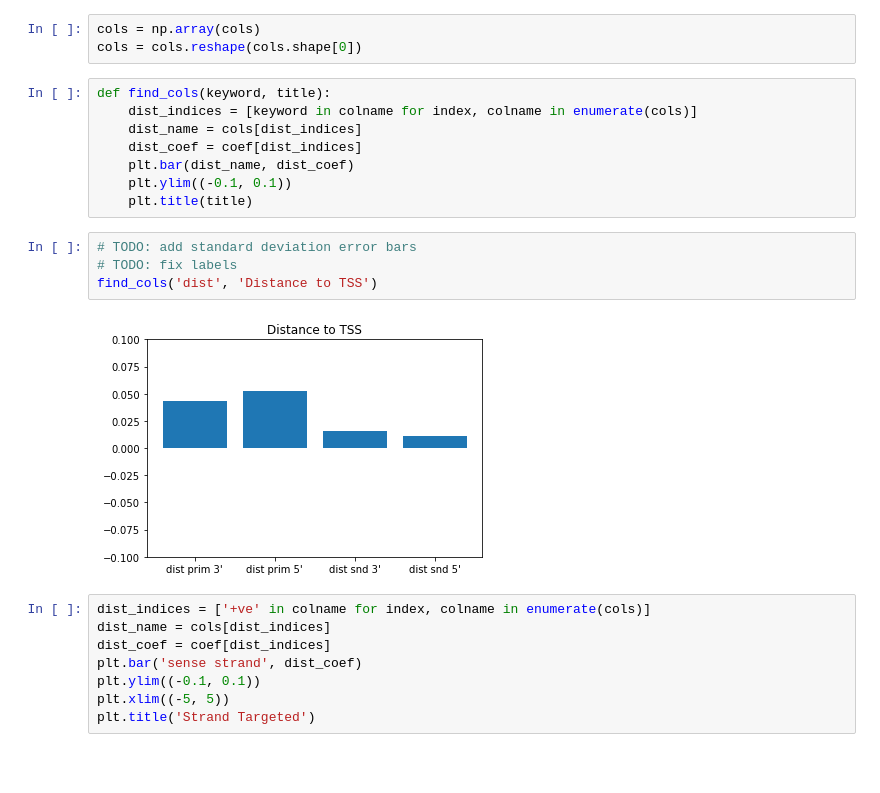
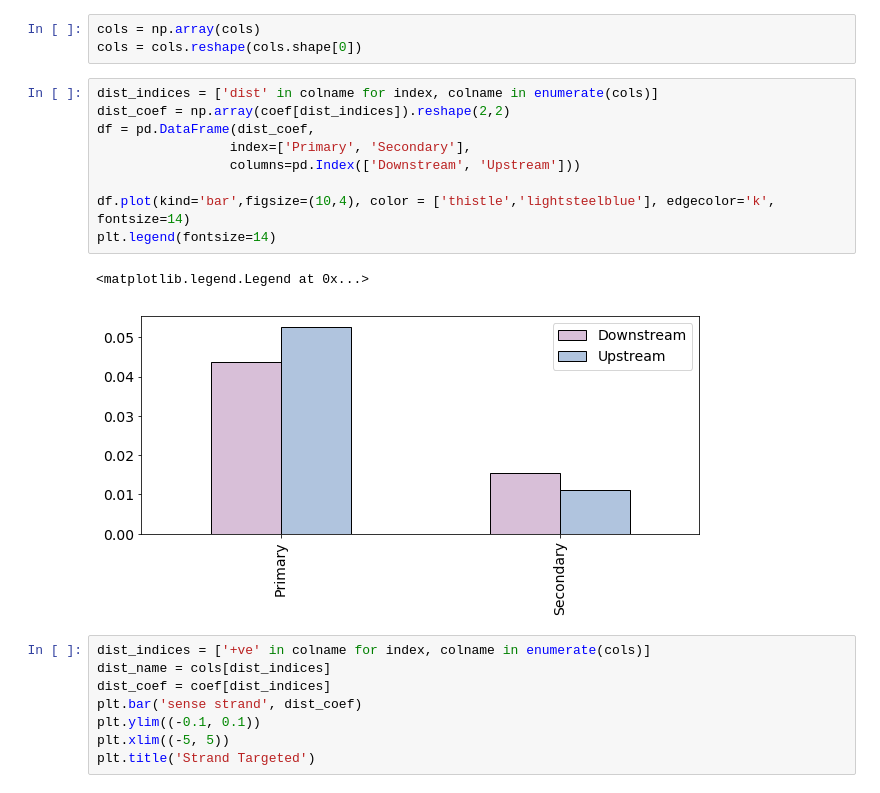
Before and after one commit to AnthonyHein/QCB455Project, a Jupyter notebook: PredictionWeights.ipynb, the cells around one changed output. Saved outputs shown, nothing was run; the diff lists cells and outputs as text; blank space fills up the shorter version.

```diff
--- a/PredictionWeights.ipynb
+++ b/PredictionWeights.ipynb
@@ -25,20 +25,18 @@ Index(['+ve strand', 'length.1', 'pos_-24_A', 'pos_-24_C', 'pos_-24_G',
 # %%
 cols = np.array(cols)
 cols = cols.reshape(cols.shape[0])
-# %%
-def find_cols(keyword, title):
-    dist_indices = [keyword in colname for index, colname in enumerate(cols)]
-    dist_name = cols[dist_indices]
-    dist_coef = coef[dist_indices]
-    plt.bar(dist_name, dist_coef)
-    plt.ylim((-0.1, 0.1))
-    plt.title(title)
-# %%
-# TODO: add standard deviation error bars
-# TODO: fix labels
-find_cols('dist', 'Distance to TSS')
-# %% [output]
-[figure, removed]
+# %%
+dist_indices = ['dist' in colname for index, colname in enumerate(cols)]
+dist_coef = np.array(coef[dist_indices]).reshape(2,2)
+df = pd.DataFrame(dist_coef,
+                 index=['Primary', 'Secondary'],
+                 columns=pd.Index(['Downstream', 'Upstream']))
+
+df.plot(kind='bar',figsize=(10,4), color = ['thistle','lightsteelblue'], edgecolor='k', fontsize=14)
+plt.legend(fontsize=14)
+# %% [output]
+<matplotlib.legend.Legend at 0x...>
+[figure, added]
 # %%
 dist_indices = ['+ve' in colname for index, colname in enumerate(cols)]
 dist_name = cols[dist_indices]
```
Also changed, not shown: parts of 9 cells of this notebook.
